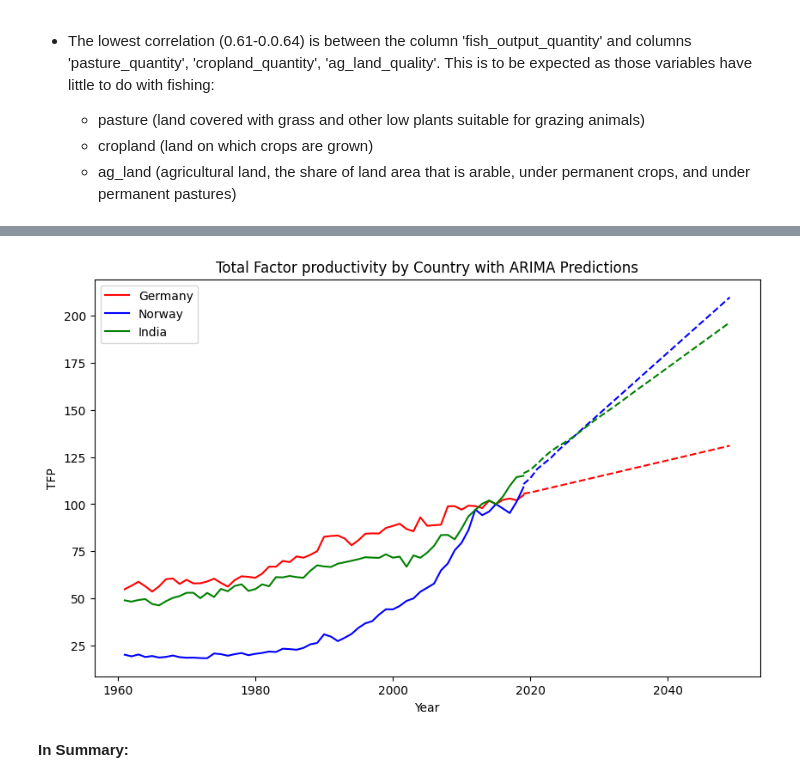
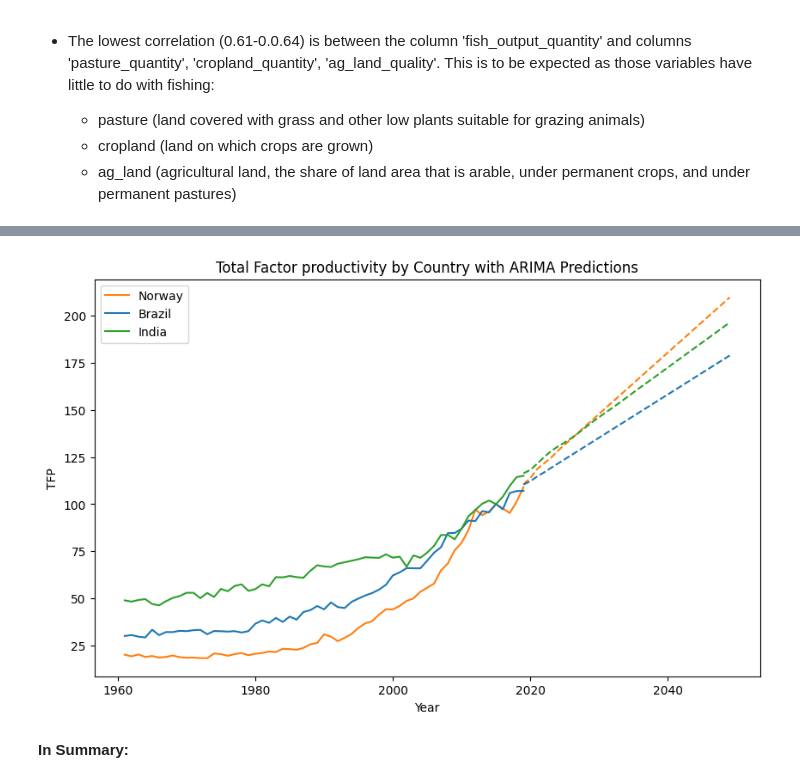
Before and after one commit to InesDew/NOVA-Agros, a Jupyter notebook: Showcase_group_16.ipynb, the cells around one changed output, grey strips where cells are left out. Cells and saved outputs as stored; diff of their text form; code cells hidden in the pictures.

```diff
--- a/Showcase_group_16.ipynb
+++ b/Showcase_group_16.ipynb
@@ -110,12 +114,11 @@ obj.choropleth(1999)
 # %%
-countries = ["Germany", "Norway", "India"]
+countries = ["Norway", "Brazil", "India"]
 
 # Information, which columns to use for ARIMA PREDICTION
 obj.data.columns.values
-
 obj.predictor(countries)
 # %% [output]
-[figure, old version]
+[figure, new version]
 # %% [markdown]
 **In Summary:**
 # %% [markdown]
```
Also changed, not shown: parts of 2 cells of this notebook, 1 other file.
